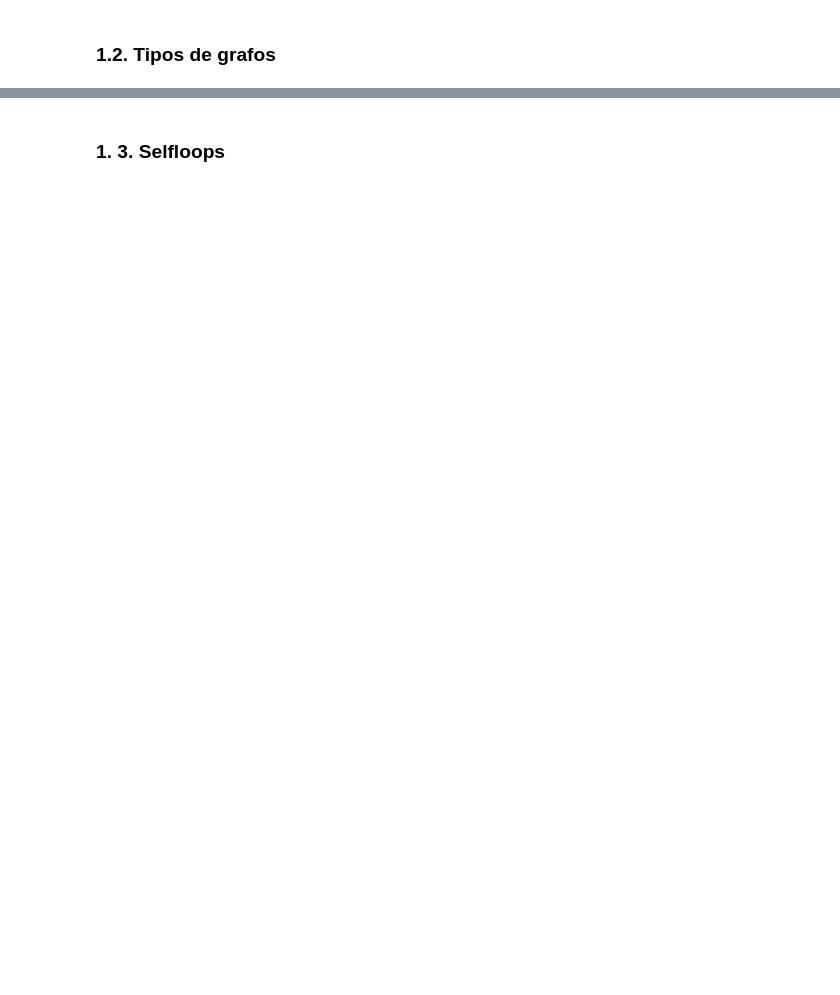
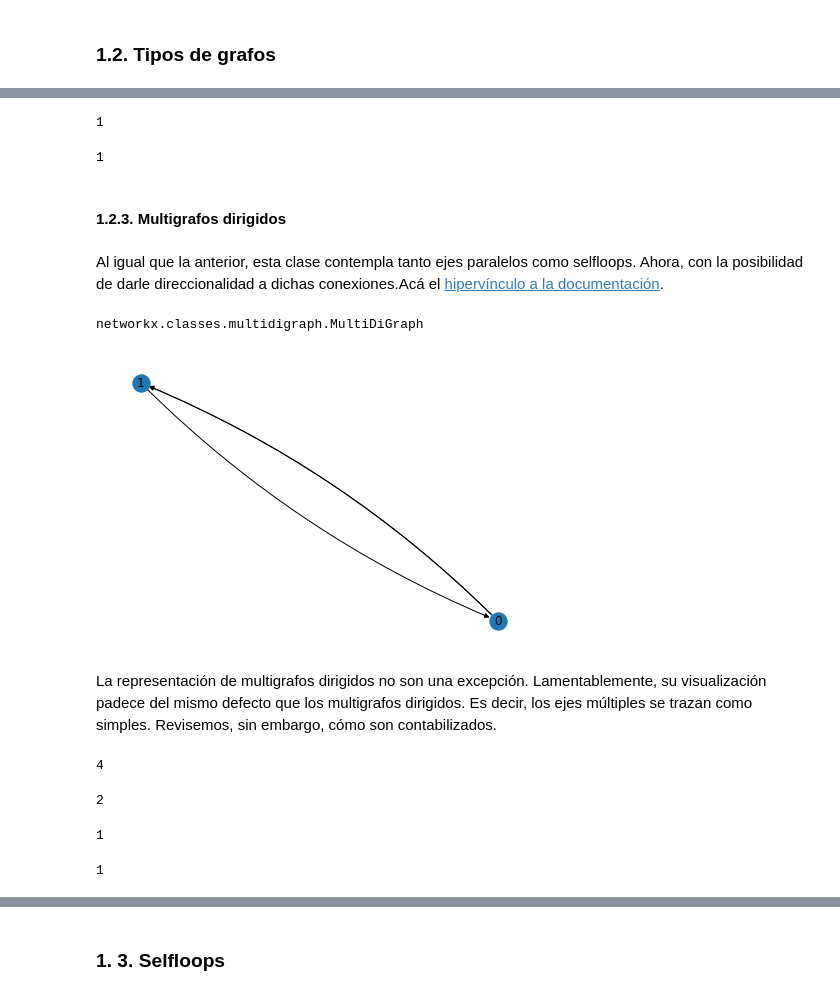
Before and after one commit to PyMap/AUPY, a Jupyter notebook: Clase 4/04_02_Fundamentos_NetworX.ipynb, the cells around one changed output, grey strips where cells are left out. Saved outputs shown, nothing was run; the diff lists cells and outputs as text; code cells hidden in the pictures; blank space fills up the shorter version.

```diff
--- a/Clase 4/04_02_Fundamentos_NetworX.ipynb
+++ b/Clase 4/04_02_Fundamentos_NetworX.ipynb
@@ -359,0 +521,45 @@ type(MD)
+# %%
+# los selfloops podemos identificarlos de esta manera
+M.number_of_edges(u=1, v=1)
+# %% [output]
+1
+# %%
+# o con el método que mencionamos recientemente
+nx.number_of_selfloops(M)
+# %% [output]
+1
+# %% [markdown]
+#### 1.2.3. Multigrafos dirigidos
+# %% [markdown]
+Al igual que la anterior, esta clase contempla tanto ejes paralelos como selfloops. Ahora, con la posibilidad de darle direccionalidad a dichas conexiones.Acá el [hipervínculo a la documentación](https://networkx.org/documentation/stable//reference/classes/multidigraph.html).
+# %%
+MD = nx.MultiDiGraph([(0,1),(0,1),(1,0),(1,1)])
+type(MD)
+# %% [output]
+networkx.classes.multidigraph.MultiDiGraph
+# %%
+nx.draw(MD, with_labels=True, arrows=True, connectionstyle='arc3, rad = 0.1')
+# %% [output]
+[figure, added]
+# %% [markdown]
+La representación de multigrafos dirigidos no son una excepción. Lamentablemente, su visualización padece del mismo defecto que los multigrafos dirigidos. Es decir, los ejes múltiples se trazan como simples. Revisemos, sin embargo, cómo son contabilizados.
+# %%
+# nuestro multigrafo dirigido tiene 4 ejes,
+MD.number_of_edges()
+# %% [output]
+4
+# %%
+# de los cuales 2 son en dirección 0 -> 1
+MD.number_of_edges(u=0, v=1)
+# %% [output]
+2
+# %%
+# 1 en dirección inversa (1 -> 0)
+MD.number_of_edges(u=1, v=0)
+# %% [output]
+1
+# %%
+# y por último un selfloop
+MD.number_of_edges(u=1, v=1)
+# %% [output]
+1
```
Also changed, not shown: parts of 251 cells of this notebook.
